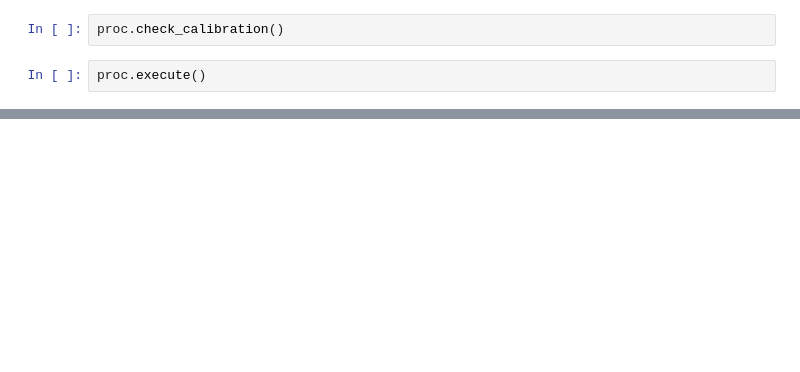
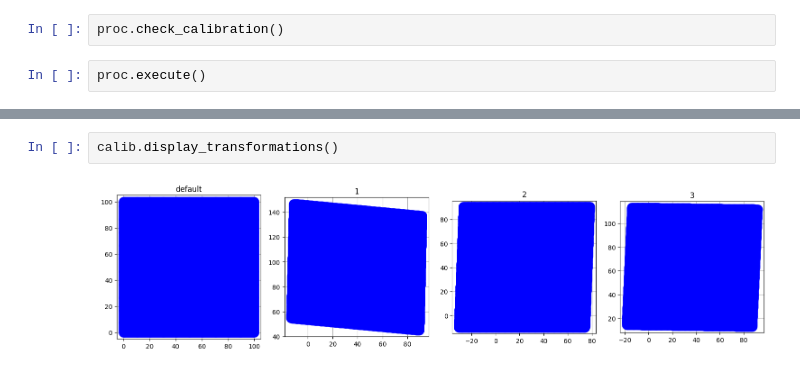
Before and after one commit to moengels/mp_proc, a Jupyter notebook: main_processing.ipynb, the cells around one changed output, grey strips where cells are left out. Cells and saved outputs as stored; diff of their text form; blank space fills up the shorter version.

```diff
--- a/main_processing.ipynb
+++ b/main_processing.ipynb
@@ -80,0 +154,4 @@ tracks
+# %%
+calib.display_transformations()
+# %% [output]
+[figure, added]
```
Also changed, not shown: parts of 22 cells of this notebook, 1 other file.
